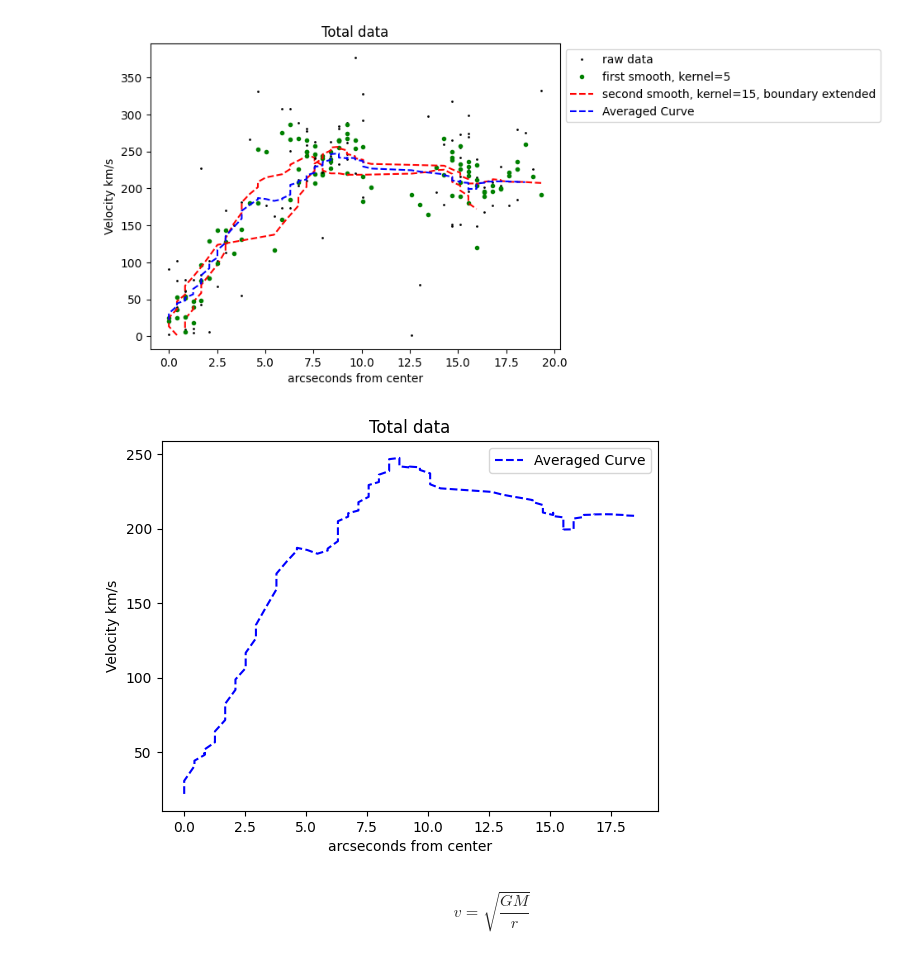
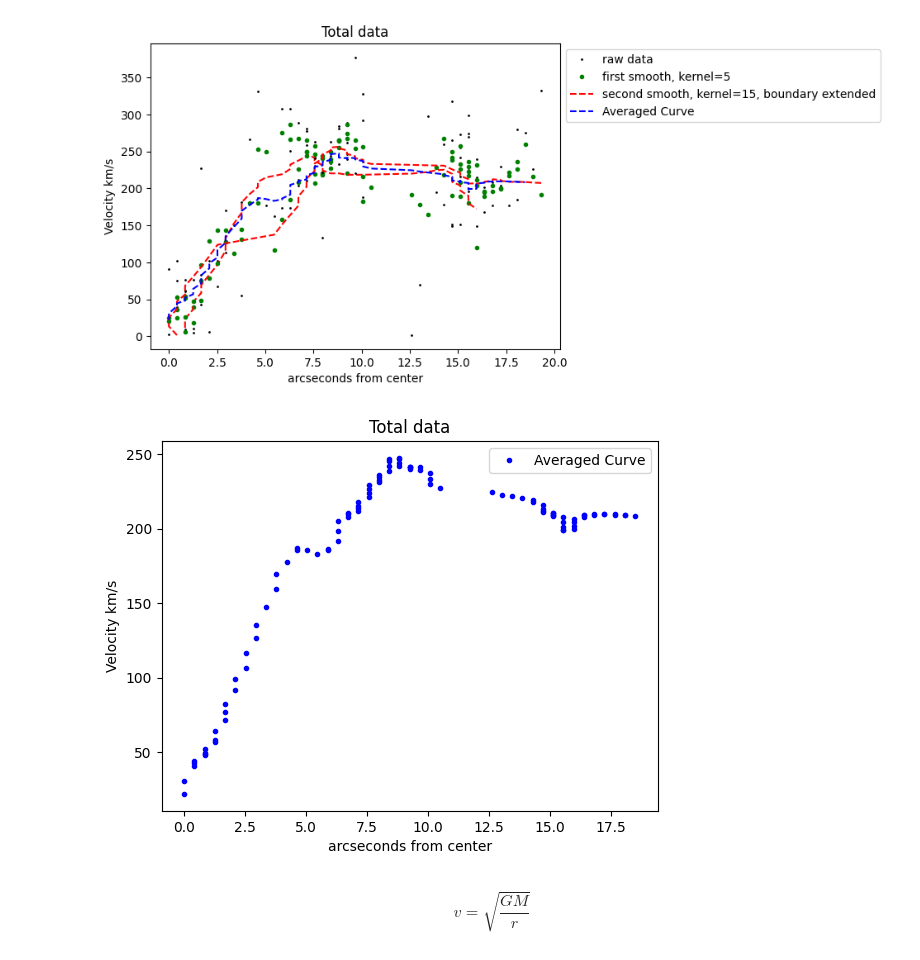
Before and after one commit to IStoleTheCookieJar/PipRedObs, a Jupyter notebook: TestingGround.ipynb, the cells around one changed output. Drawn from its saved outputs; the diff is of its cells as text; code cells hidden in the pictures.

```diff
--- a/TestingGround.ipynb
+++ b/TestingGround.ipynb
@@ -925,14 +925,14 @@ plt.show();
 # %% [output]
 [figure]
 # %%
-plt.plot(abs_indeces[sorter_electric_bugaloo][:-2],abs_values_electric_bugaloo[:-2]/1000,'b--',label="Averaged Curve")
+plt.plot(abs_indeces[sorter_electric_bugaloo][:-2],abs_values_electric_bugaloo[:-2]/1000,'b.',label="Averaged Curve")
 plt.xlabel("arcseconds from center")
 plt.ylabel("Velocity km/s")
 plt.legend(bbox_to_anchor=(1, 1))
 plt.title("Total data")
 plt.show();
 # %% [output]
-[figure, old version]
+[figure, new version]
 # %% [markdown]
 $$v=\sqrt{\frac{GM}{r}}$$
 # %% [markdown]
```
Also changed, not shown: parts of 13 cells of this notebook.
